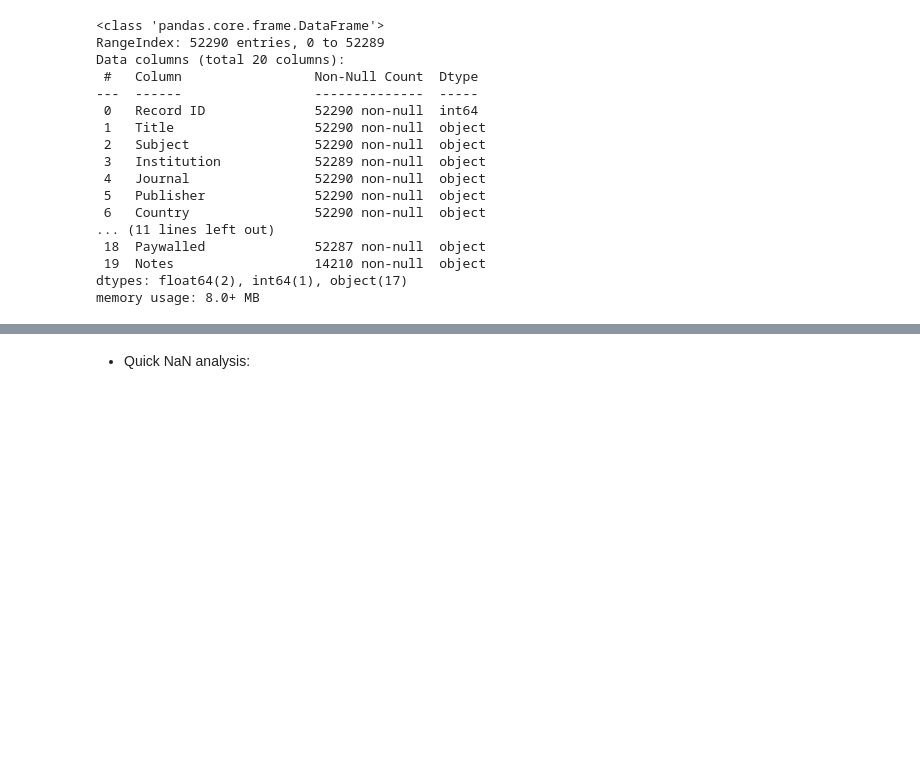
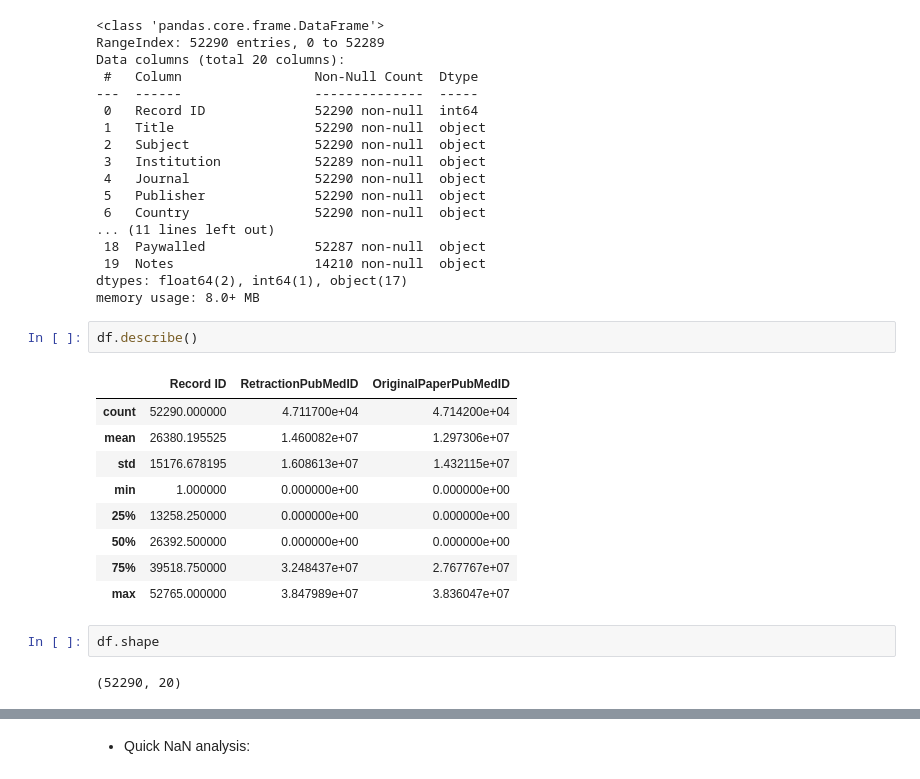
Before and after one commit to ModiiLafta/eda-capstone-fraud, a Jupyter notebook: EDA_capstone_fraud.ipynb, the cells around one changed output, grey strips where cells are left out. Drawn from its saved outputs; the diff is of its cells as text; blank space fills up the shorter version.

```diff
--- a/EDA_capstone_fraud.ipynb
+++ b/EDA_capstone_fraud.ipynb
@@ -54,3 +59,19 @@ Data columns (total 20 columns):
  19  Notes                  14210 non-null  object
 dtypes: float64(2), int64(1), object(17)
 memory usage: 8.0+ MB
+# %%
+df.describe()
+# %% [output]
+|  | Record ID | RetractionPubMedID | OriginalPaperPubMedID |
+| count | 52290.000000 | 4.711700e+04 | 4.714200e+04 |
+| mean | 26380.195525 | 1.460082e+07 | 1.297306e+07 |
+| std | 15176.678195 | 1.608613e+07 | 1.432115e+07 |
+| min | 1.000000 | 0.000000e+00 | 0.000000e+00 |
+| 25% | 13258.250000 | 0.000000e+00 | 0.000000e+00 |
+| 50% | 26392.500000 | 0.000000e+00 | 0.000000e+00 |
+| 75% | 39518.750000 | 3.248437e+07 | 2.767767e+07 |
+| max | 52765.000000 | 3.847989e+07 | 3.836047e+07 |
+# %%
+df.shape
+# %% [output]
+(52290, 20)
```
Also changed, not shown: parts of 9 cells of this notebook.
